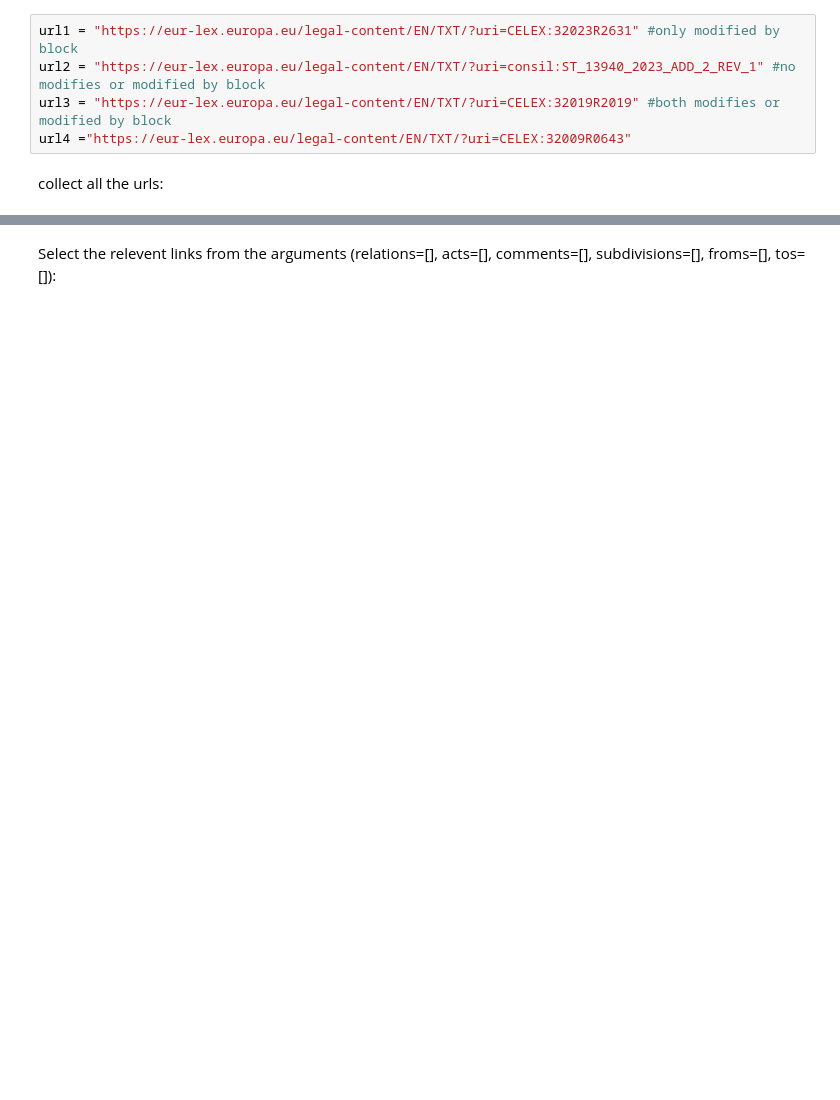
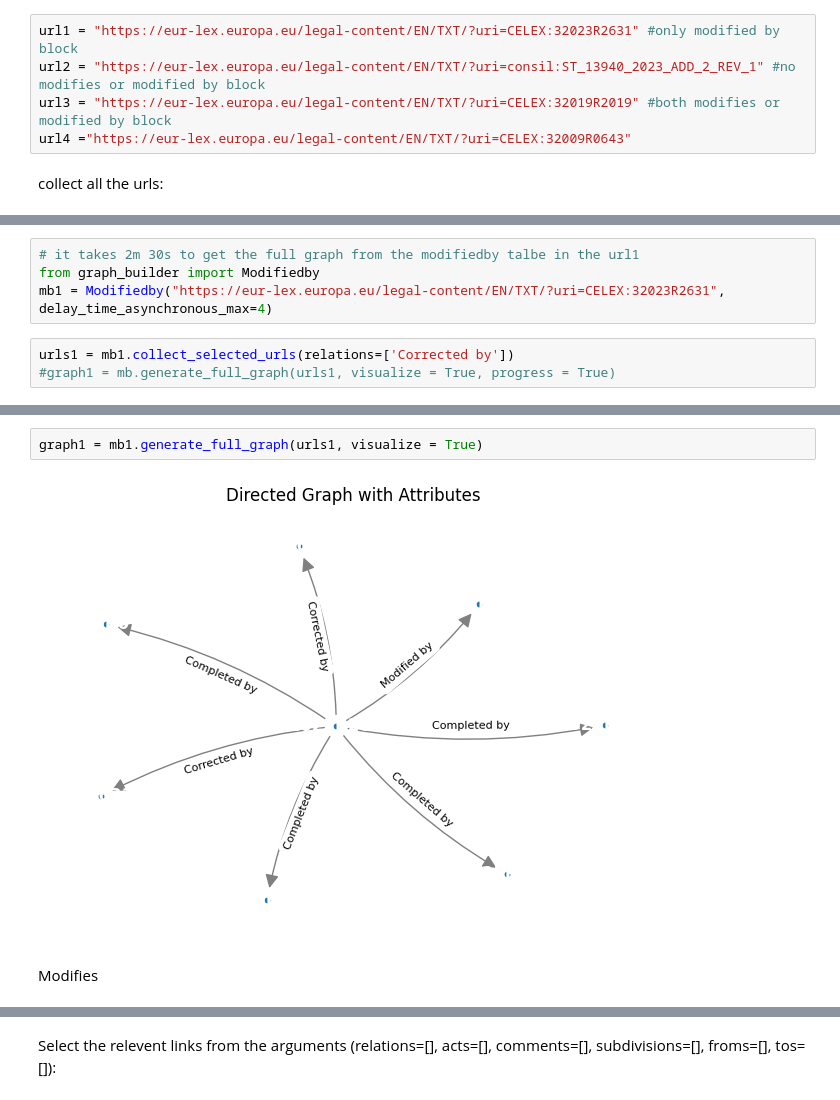
Before and after one commit to Peiying-Huang/EurLexScraper, a Jupyter notebook: document_info_scraper/graph2_full_graph_Test.ipynb, the cells around one changed output, grey strips where cells are left out. Saved outputs shown, nothing was run; the diff lists cells and outputs as text; blank space fills up the shorter version.

```diff
--- a/document_info_scraper/graph2_full_graph_Test.ipynb
+++ b/document_info_scraper/graph2_full_graph_Test.ipynb
@@ -38,0 +24,7 @@ Total URLs collected: 10
+# %%
+# it takes 2m 30s to get the full graph from the modifiedby talbe in the url1
+from graph_builder import Modifiedby
+mb1 = Modifiedby("https://eur-lex.europa.eu/legal-content/EN/TXT/?uri=CELEX:32023R2631",  delay_time_asynchronous_max=4)
+# %%
+urls1 = mb1.collect_selected_urls(relations=['Corrected by'])
+#graph1 = mb.generate_full_graph(urls1, visualize = True, progress = True)
@@ -38,0 +33,6 @@ Total URLs collected: 10
+# %%
+graph1 = mb1.generate_full_graph(urls1, visualize = True)
+# %% [output]
+[figure, added]
+# %% [markdown]
+Modifies
```
Also changed, not shown: parts of 12 cells of this notebook, 4 other files.
